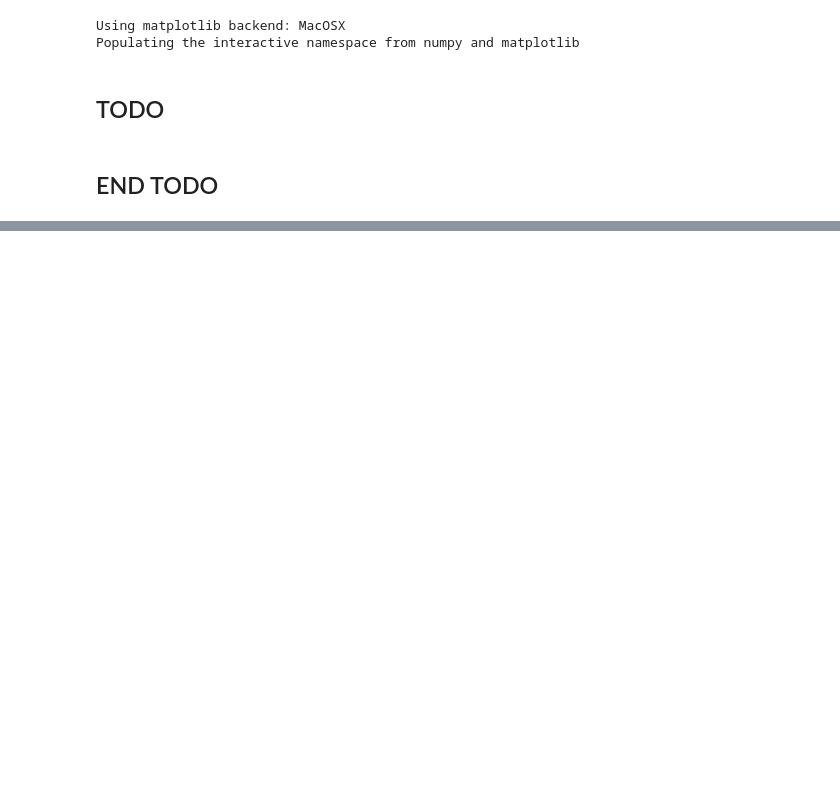
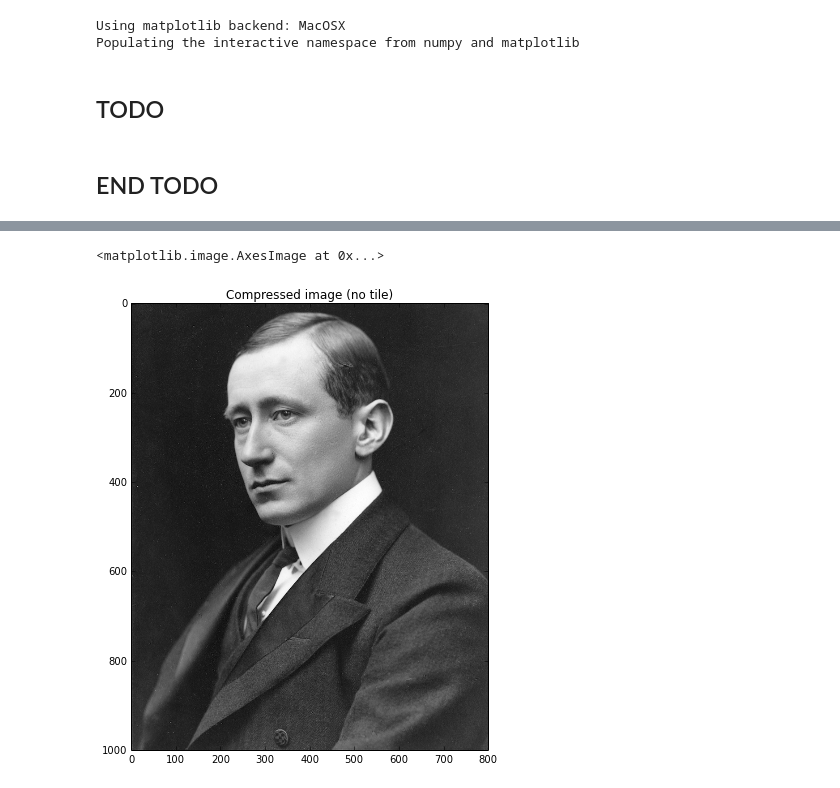
Before and after one commit to alexwal/EE123-Final-Project, a Jupyter notebook: wavelet compression.ipynb, the cells around one changed output, grey strips where cells are left out. Cells and saved outputs as stored; diff of their text form; code cells hidden in the pictures; blank space fills up the shorter version.

```diff
--- a/wavelet compression.ipynb
+++ b/wavelet compression.ipynb
@@ -259,0 +312,6 @@ imshow(compressed_img, cmap = 'gray')
+# %%
+_fraction = 0.5
+_wavelet = 'bior4.4'
+
+dwt_notile, og_bitdepth = compress_notile(im, _fraction, wvlt=_wavelet)
+cmprsd_notile = decompress_notile(dwt_notile, im.shape, og_bitdepth, wvlt=_wavelet)
@@ -259,0 +324,6 @@ imshow(compressed_img, cmap = 'gray')
+# %%
+title('Compressed image (no tile)')
+imshow(cmprsd_notile, cmap='gray')
+# %% [output]
+<matplotlib.image.AxesImage at 0x...>
+[figure, added]
```
Also changed, not shown: parts of 16 cells of this notebook, 1 other file.
